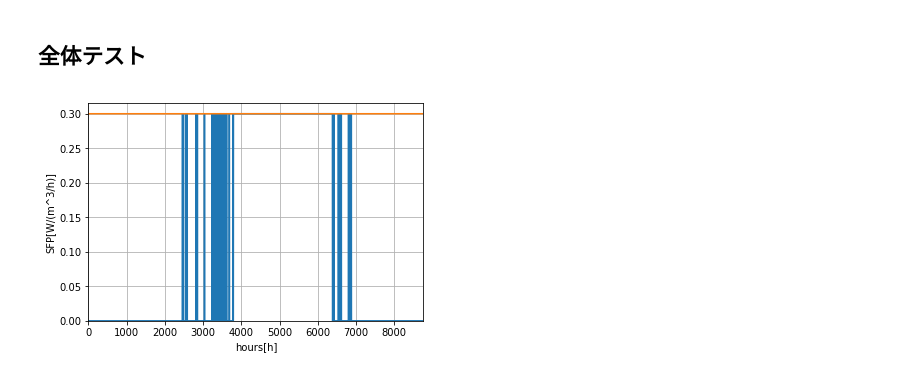
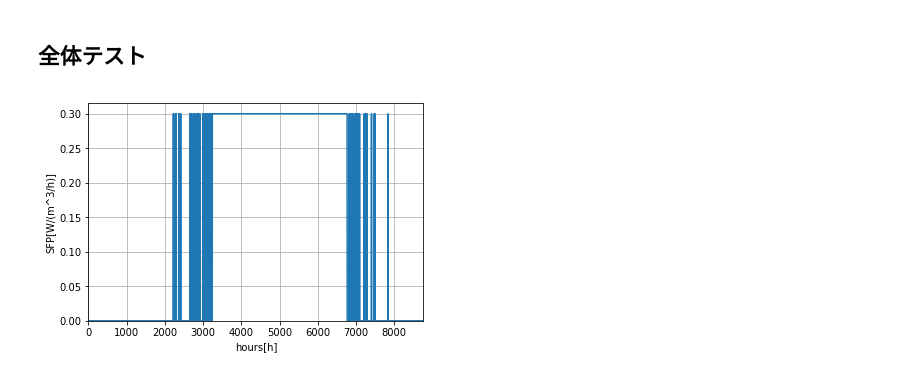
Before and after one commit to jjj-design/jjj_logic, a Jupyter notebook: jiritsu_ventilation.ipynb, the cells around one changed output. Drawn from its saved outputs; the diff is of its cells as text; code cells hidden in the pictures.

```diff
--- a/jiritsu_ventilation.ipynb
+++ b/jiritsu_ventilation.ipynb
@@ -1247,63 +1381,52 @@ plt.show()
 # %%
 # 全体での動作確認
 
-ventilation_control_mode = "温度差利用型ハイブリッド運転" # "制御しない" "片側運転" "バイパス運転" "温度差利用型ハイブリッド運転"
-f_SFP = 0.3
-f_SFP_bypass = 0.2
-
-area_number = 1 # 地域区分
-
-outside_air_temperature_d_t = import_outside_air_temperature_d_t(area_number)
-HeatingSeason_d = import_heating_season_d(area_number)
-
+ventilation_control_mode = "温度差利用型ハイブリッド運転"
+# "制御しない" "片側運転" "バイパス運転" "温度差利用型ハイブリッド運転"
+sfp = 0.3
+sfp_bypass = 0.2
+area_number = 5 # 地域区分
+mechanical_ventilation_volume = 158.5 # m^3/h
+room_temperature = 20 # ℃
+total_leakage_area_of_house_per_unit_area = 2 # cm^2/m^2
 total_floor_area = 120 # m^2
-
-val_min = -1 * 10**3
-val_max = 10**3
-maximum_iterations = 10**4
+use_chimney = False
+opening_area_of_supply_and_exhaust_air = 0.2 # m^2
 house_story_number = 2 # 階
-room_air_temperature = 20 # ℃
-c_value = 2 # cm^2/m^2
-total_floor_area = 120 # m^2
-ventilation_type = 3
-use_chimney = False
-alphaA_vnt_sum = 0.2 # m^2
 
 x = np.arange(8760)
-y = get_SFP_d_t(ventilation_control_mode, \
-                f_SFP, \
-                f_SFP_bypass, \
-                HeatingSeason_d, \
-                outside_air_temperature_d_t, \
-                area_number, \
-                total_floor_area, \
-                val_min, \
-                val_max, \
-                maximum_iterations, \
-                house_story_number, \
-                room_air_temperature, \
-                c_value, \
-                ventilation_type, \
-                use_chimney, \
-                alphaA_vnt_sum)
+y = hourly_sfp(
+        ventilation_control_mode,
+        sfp,
+        sfp_bypass,
+        area_number,
+        mechanical_ventilation_volume,
+        room_temperature,
+        total_leakage_area_of_house_per_unit_area,
+        total_floor_area,
+        use_chimney,
+        opening_area_of_supply_and_exhaust_air,
+        house_story_number)
 
+'''
 # 通常のSFP
 v = np.ones(8760)
-v = v * f_SFP
+v = v * sfp
+'''
 
 plt.plot(x, y)
-plt.plot(x, v)
+#plt.plot(x, v)
 
 plt.grid(True)
 
 # plt.title("hours/kWh")
 plt.xlabel("hours[h]")
 plt.ylabel("SFP[W/(m^3/h)]")
 
 plt.xlim(0, 8760)
 plt.ylim(0,)
 
 plt.legend()
 plt.show()
 # %% [output]
-[figure, old version]
+[figure, new version]
```
Also changed, not shown: parts of 34 cells of this notebook.
